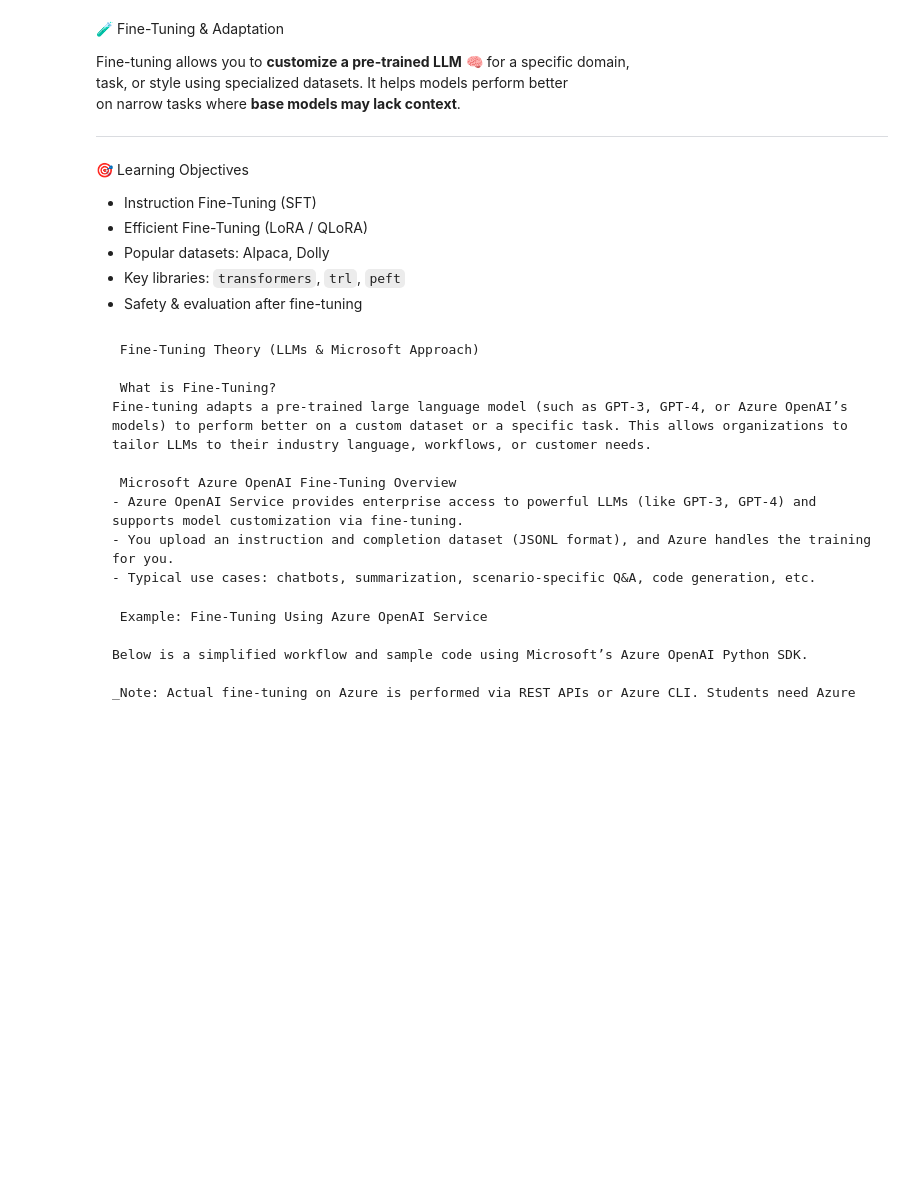
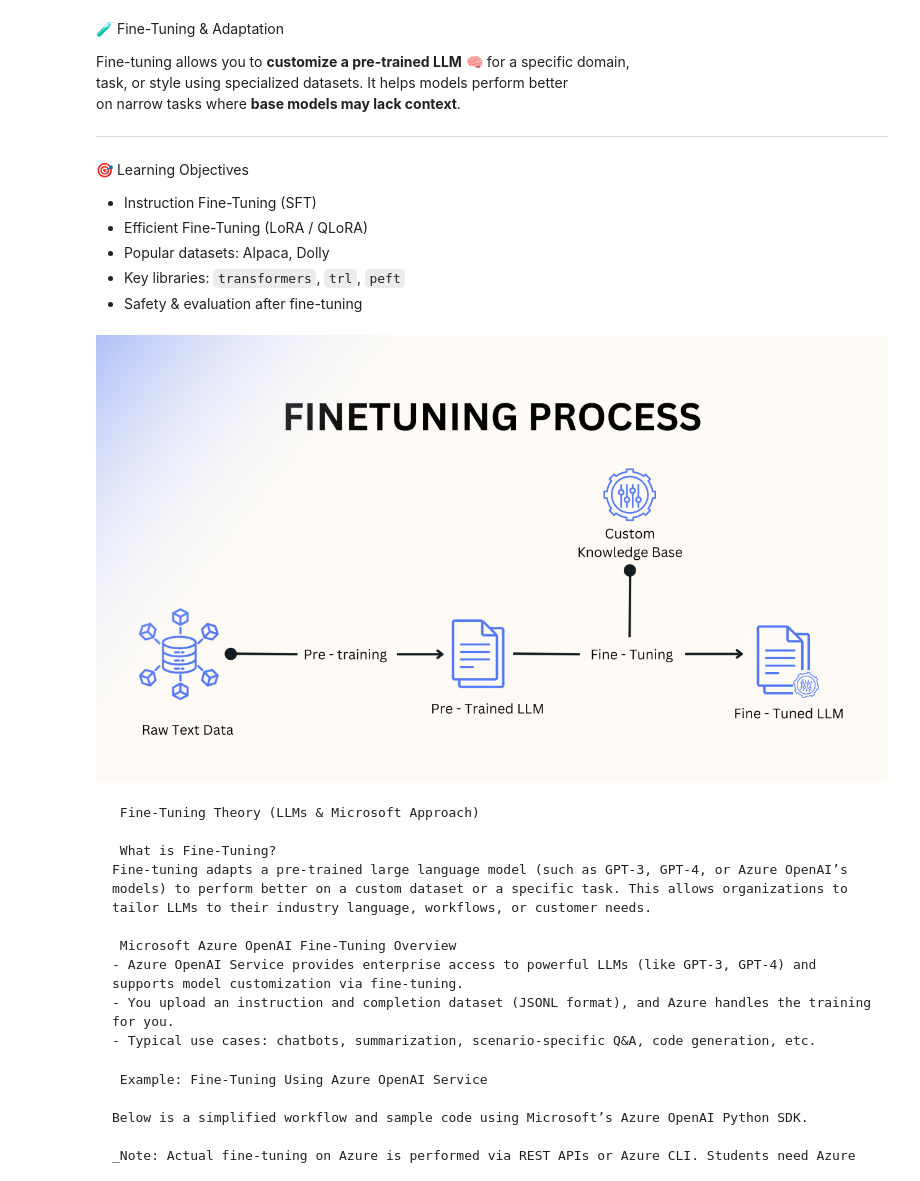
Before and after one commit to Kaps-programer-9123/thinkOpenAi, a Jupyter notebook: learning_notebook/4.Fine-Tuning_&_Adaptation.ipynb, the cells around one changed output. Cells and saved outputs as stored; diff of their text form; code cells hidden in the pictures; blank space fills up the shorter version.

````diff
--- a/learning_notebook/4.Fine-Tuning_&_Adaptation.ipynb
+++ b/learning_notebook/4.Fine-Tuning_&_Adaptation.ipynb
@@ -13,6 +13,12 @@ on narrow tasks where **base models may lack context**.
 - Popular datasets: Alpaca, Dolly
 - Key libraries: `transformers`, `trl`, `peft`
 - Safety & evaluation after fine-tuning
+# %%
+from IPython.display import Image
+
+Image(filename='data/fine_tunning.png')
+# %% [output]
+[figure, added]
 # %% [markdown]
 ```markdown
  Fine-Tuning Theory (LLMs & Microsoft Approach)
````
Also changed, not shown: 3 other files.
